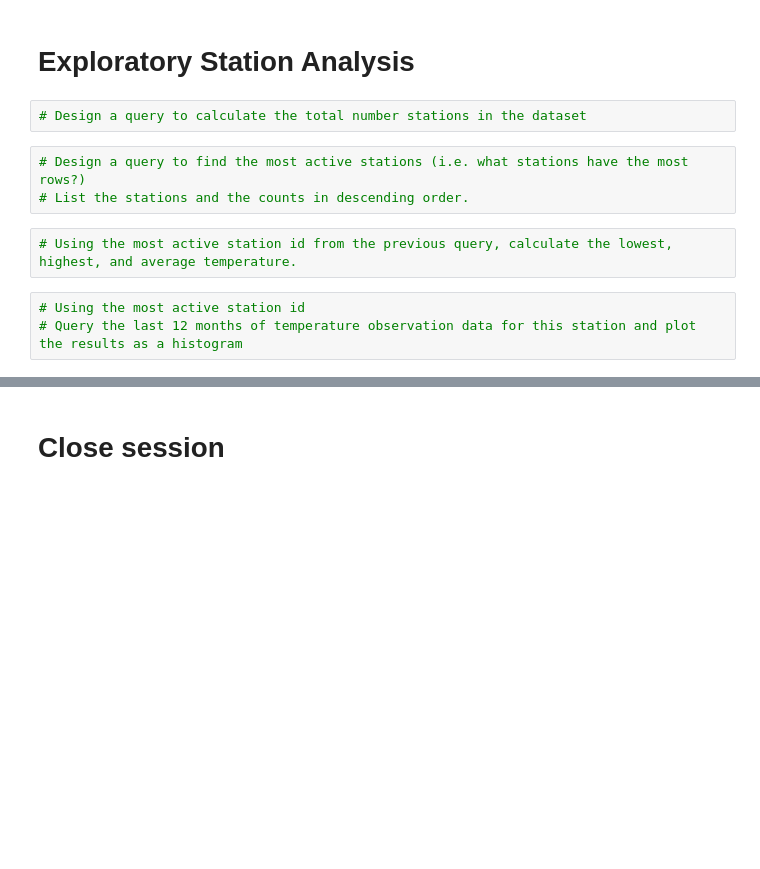
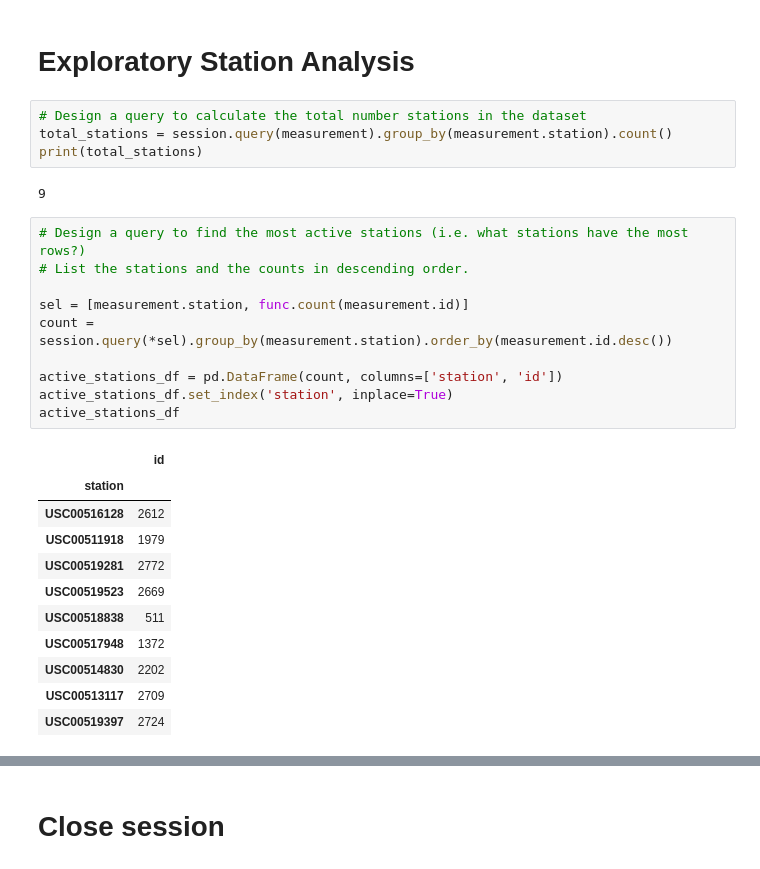
Before and after one commit to tebohl/SQLalchemy-Climate-Analysis, a Jupyter notebook: hawaii_climate.ipynb, the cells around one changed output, grey strips where cells are left out. Cells and saved outputs as stored; diff of their text form; blank space fills up the shorter version.

```diff
--- a/climate_starter copy.ipynb
+++ b/hawaii_climate.ipynb
@@ -120,11 +120,29 @@ sorted_df.describe()
 # Exploratory Station Analysis
 # %%
 # Design a query to calculate the total number stations in the dataset
+total_stations = session.query(measurement).group_by(measurement.station).count()
+print(total_stations)
+# %% [output]
+9
 # %%
 # Design a query to find the most active stations (i.e. what stations have the most rows?)
 # List the stations and the counts in descending order.
+
+sel = [measurement.station, func.count(measurement.id)]
+count = session.query(*sel).group_by(measurement.station).order_by(measurement.id.desc())
+
+active_stations_df = pd.DataFrame(count, columns=['station', 'id'])
+active_stations_df.set_index('station', inplace=True)
+active_stations_df
+# %% [output]
+|  | id |
+| station |  |
+| USC00516128 | 2612 |
+| USC00511918 | 1979 |
+| USC00519281 | 2772 |
+| USC00519523 | 2669 |
+| USC00518838 | 511 |
+| USC00517948 | 1372 |
+| USC00514830 | 2202 |
+| USC00513117 | 2709 |
+| USC00519397 | 2724 |
-# %%
-# Using the most active station id from the previous query, calculate the lowest, highest, and average temperature.
-# %%
-# Using the most active station id
-# Query the last 12 months of temperature observation data for this station and plot the results as a histogram
```
Also changed, not shown: parts of 2 cells of this notebook, 1 other file.
